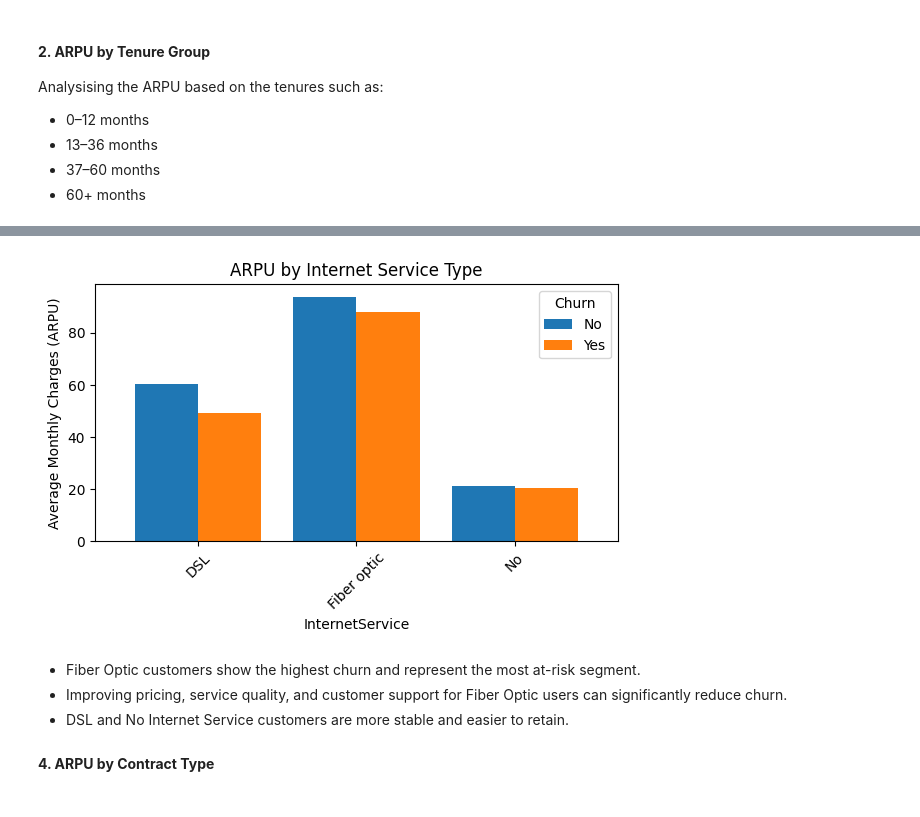
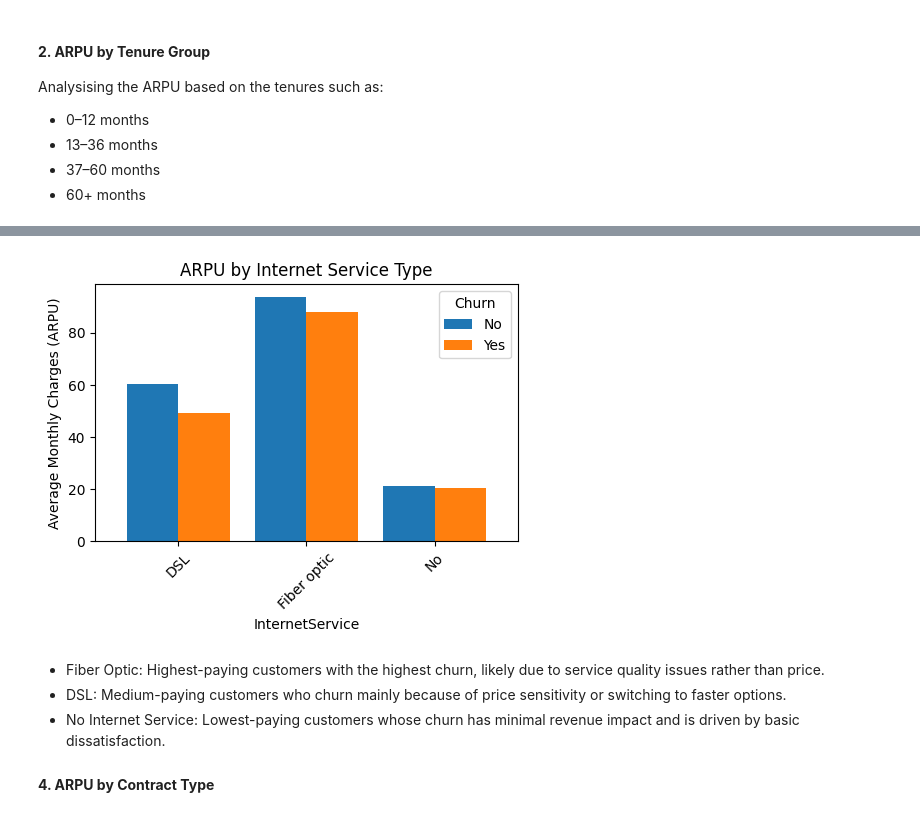
Before and after one commit to rixwan-khan/churn-prediction, a Jupyter notebook: notebooks/02_ARPU_Analysis.ipynb, the cells around one changed output, grey strips where cells are left out. Cells and saved outputs as stored; diff of their text form; code cells hidden in the pictures.

```diff
--- a/notebooks/02_ARPU_Analysis.ipynb
+++ b/notebooks/02_ARPU_Analysis.ipynb
@@ -68,25 +68,25 @@ plt.show()
 # %%
 # Group by Internet Service and Churn
 arpu_by_internet = df.groupby(['InternetService', 'Churn'])['MonthlyCharges'].mean().unstack()
 
 # Plot grouped bar chart
 arpu_by_internet.plot(
     kind='bar',
-    figsize=(6,4),
+    figsize=(5,4),
     width=0.8  # adjust width if needed
 )
 plt.ylabel("Average Monthly Charges (ARPU)")
 plt.title("ARPU by Internet Service Type")
 plt.xticks(rotation=45)
 plt.legend(title='Churn')
 plt.tight_layout()
 plt.show()
 # %% [output]
-[figure, old version]
+[figure, new version]
 # %% [markdown]
-- Fiber Optic customers show the highest churn and represent the most at-risk segment.
-- Improving pricing, service quality, and customer support for Fiber Optic users can significantly reduce churn.
-- DSL and No Internet Service customers are more stable and easier to retain.
+- Fiber Optic: Highest-paying customers with the highest churn, likely due to service quality issues rather than price.
+- DSL: Medium-paying customers who churn mainly because of price sensitivity or switching to faster options.
+- No Internet Service: Lowest-paying customers whose churn has minimal revenue impact and is driven by basic dissatisfaction.
 
 #### **4. ARPU by Contract Type**
 # %%
```
Also changed, not shown: parts of 6 cells of this notebook, 1 other file.
